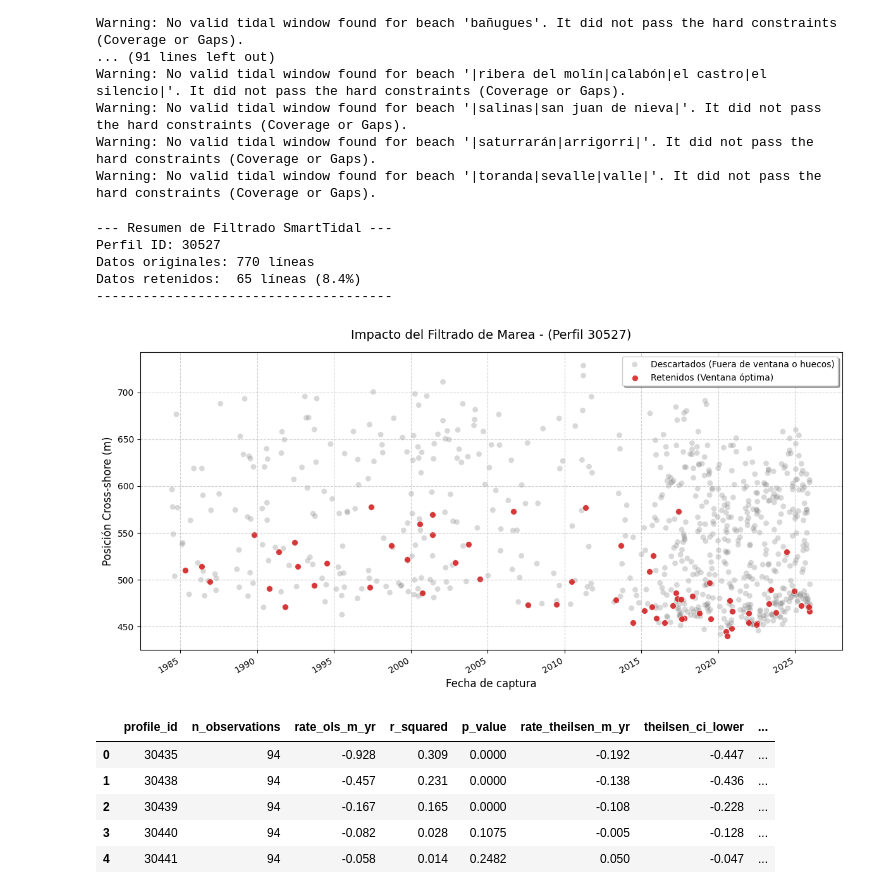
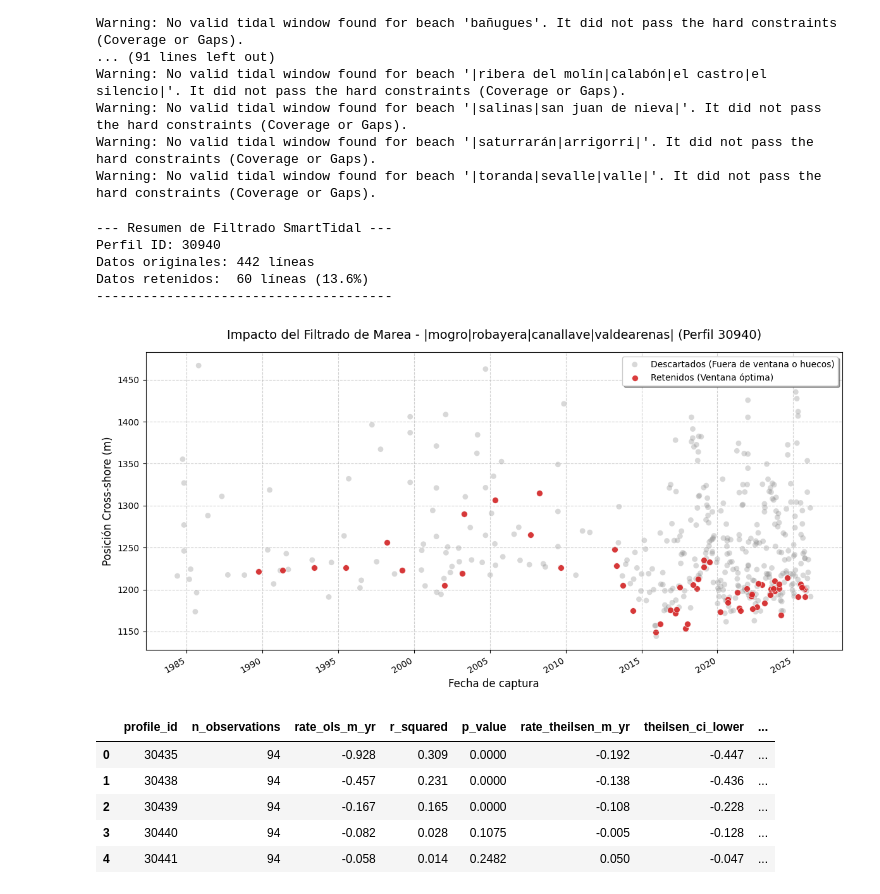
Before and after one commit to AlbertGallegoJimenez/macrotidal_coastal_rates, a Jupyter notebook: nb_test_tasas.ipynb, the cells around one changed output. Saved outputs shown, nothing was run; the diff lists cells and outputs as text; code cells hidden in the pictures.

```diff
--- a/nb_test_tasas.ipynb
+++ b/nb_test_tasas.ipynb
@@ -135,6 +135,8 @@ def visualizar_resultado_filtro(df_original, df_filtrado, profile_id, filtro_ins
     if df_orig_perfil.empty:
         print(f"No se encontraron datos originales para el perfil '{profile_id}'.")
         return
+
+    playa = df_orig_perfil["Playa"].iloc[0] if "Playa" in df_orig_perfil.columns else "Desconocida"
 
     # 2. Imprimir información relevante por consola
     print(f"--- Resumen de Filtrado SmartTidal ---")
@@ -192,7 +194,7 @@ def visualizar_resultado_filtro(df_original, df_filtrado, profile_id, filtro_ins
         )
 
     # Formato del gráfico
-    ax.set_title(f"Impacto del Filtrado de Marea - (Perfil {profile_id})", fontsize=14, pad=15)
+    ax.set_title(f"Impacto del Filtrado de Marea - {playa} (Perfil {profile_id})", fontsize=14, pad=15)
     ax.set_xlabel("Fecha de captura", fontsize=12)
     ax.set_ylabel("Posición Cross-shore (m)", fontsize=12)
 
@@ -210,18 +212,18 @@ def visualizar_resultado_filtro(df_original, df_filtrado, profile_id, filtro_ins
 # %%
 # Ejemplo de uso:
 visualizar_resultado_filtro(
     df_original=profiles_shoreline_intersections,
     df_filtrado=filtered_data,
-    profile_id=30527,
+    profile_id=30940,
     filtro_instancia=tidal_filter
 )
 # %% [output]
 --- Resumen de Filtrado SmartTidal ---
-Perfil ID: 30527
-Datos originales: 770 líneas
-Datos retenidos:  65 líneas (8.4%)
+Perfil ID: 30940
+Datos originales: 442 líneas
+Datos retenidos:  60 líneas (13.6%)
 --------------------------------------
-[figure, old version]
+[figure, new version]
 # %%
 from utils import ShorelineEvolutionAnalyzer
 
```
Also changed, not shown: parts of 1 cell of this notebook.
